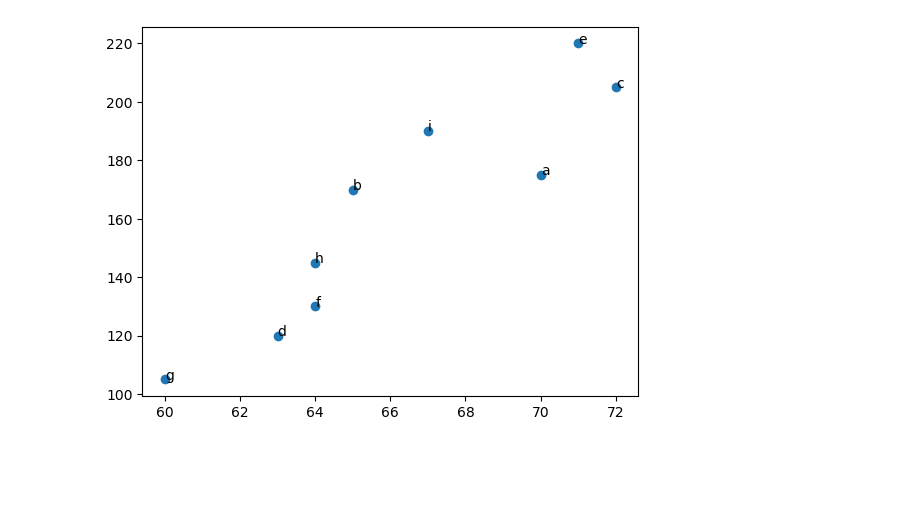
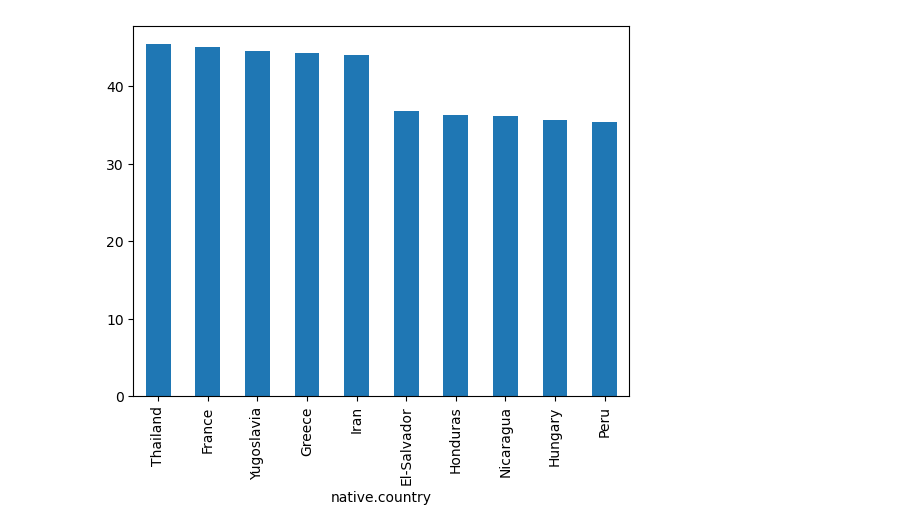
Before and after one commit to OtakuGod0/Data-Science, a Jupyter notebook: Exploration/test.ipynb, the cells around one changed output. Cells and saved outputs as stored; diff of their text form; code cells hidden in the pictures; blank space fills up the shorter version.

```diff
--- a/Exploration/test.ipynb
+++ b/Exploration/test.ipynb
@@ -29,11 +26,20 @@ plt.scatter(df["Age"], df["EstimatedSalary"], color = colors)
-# %%
-friends = [ 70, 65, 72, 63, 71, 64, 60, 64, 67]
-minutes = [175, 170, 205, 120, 220, 130, 105, 145, 190]
-labels = ['a', 'b', 'c', 'd', 'e', 'f', 'g', 'h', 'i']
-
-plt.scatter(friends, minutes)
-
-for label, friend, minute in zip(labels, friends, minutes):
-    plt.annotate(label, xy= (friend, minute))
-# %% [output]
-[figure, removed]
+# %%
+# Grouping by 'native.country' and calculating the mean of 'hours.per.week'
+country_hours = df.groupby("native.country")["hours.per.week"].mean()
+
+# Sorting the grouped data
+country_hours_sorted = country_hours.sort_values(ascending=False)
+
+# Getting the head and tail of the sorted data
+country_hour_head = country_hours_sorted.head()
+country_hour_tail = country_hours_sorted.tail()
+
+# Concatenating head and tail
+combined_country = pd.concat([country_hour_head, country_hour_tail])
+
+# Plotting the combined data
+combined_country.plot(kind="bar")
+plt.xticks(rotation=90)
+plt.show()
+# %% [output]
+[figure, added]
```
Also changed, not shown: parts of 6 cells of this notebook.
